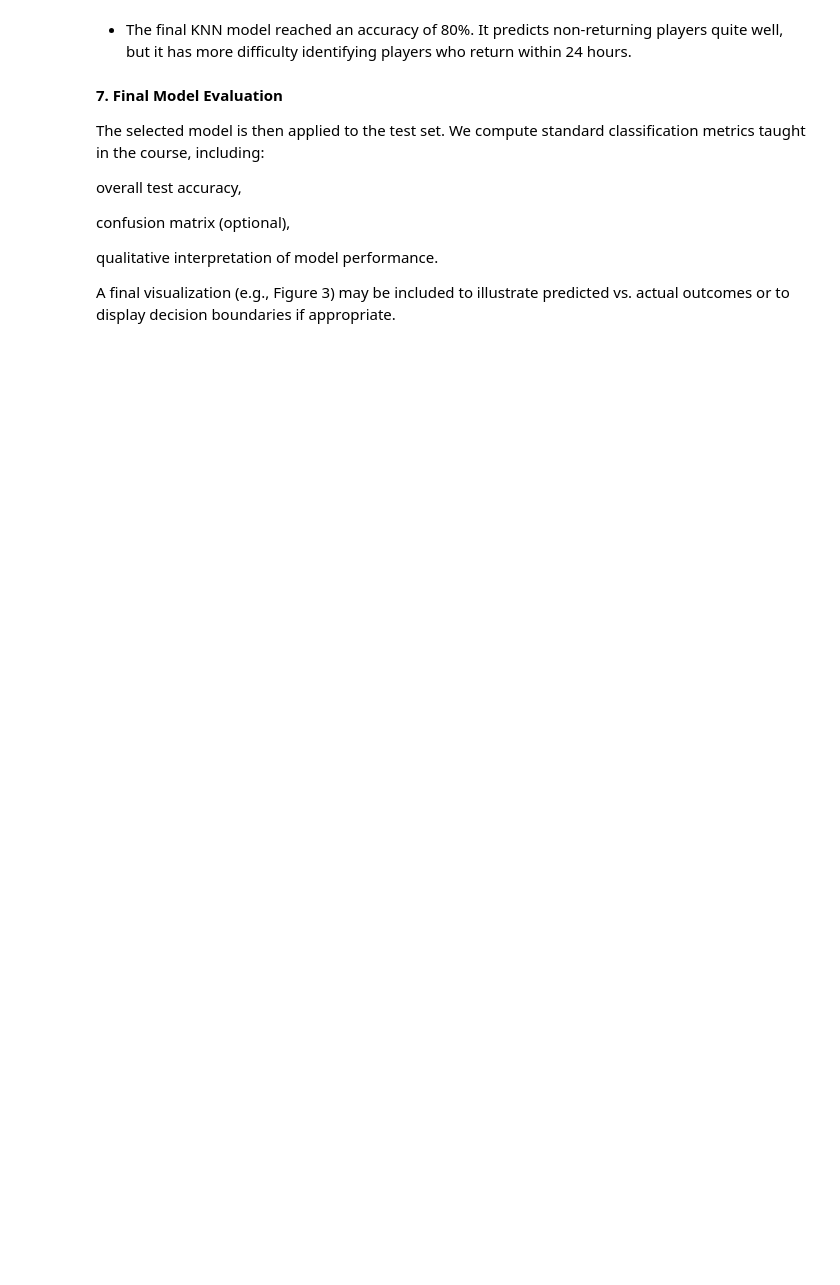
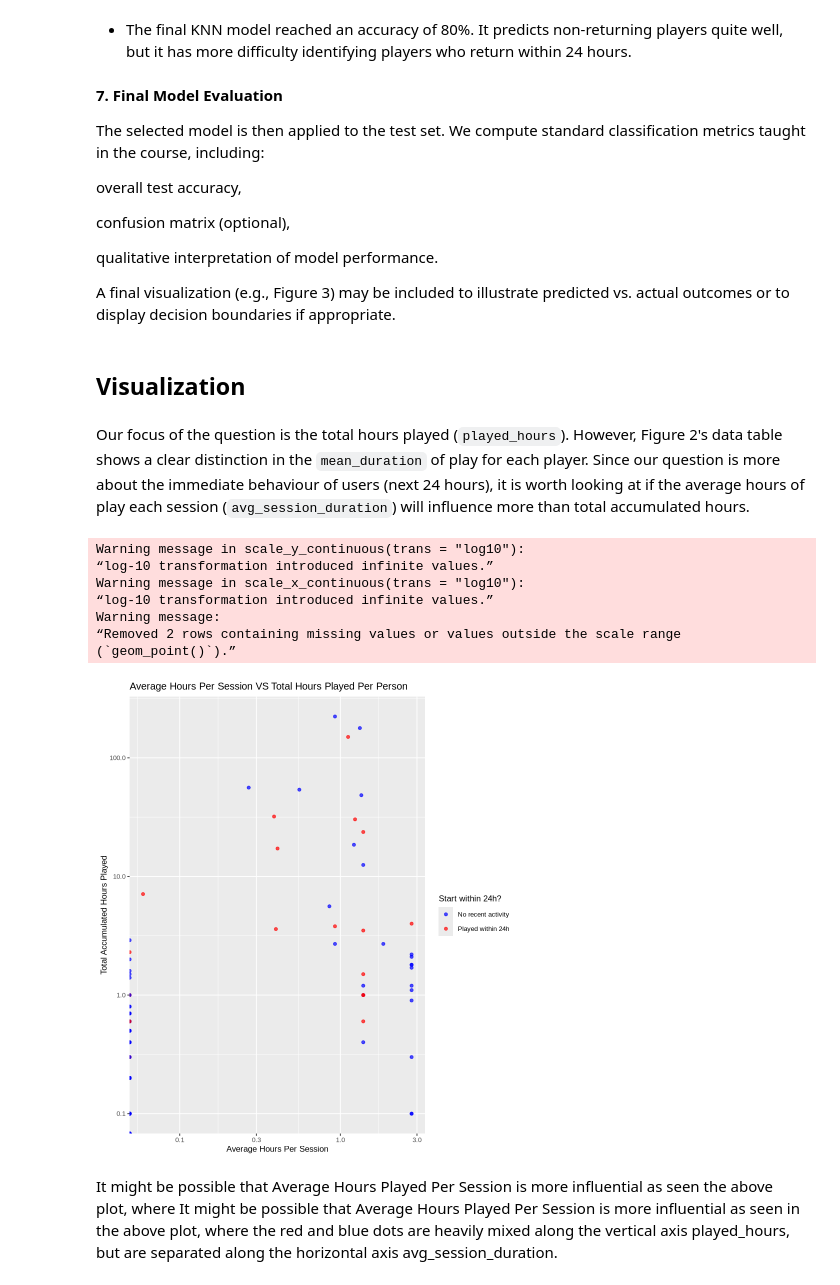
Before and after one commit to zzzlnn/dsci-100-group-project, a Jupyter notebook: DSCI100_Group_FinalProject.ipynb, the cells around one changed output. Cells and saved outputs as stored; diff of their text form; code cells hidden in the pictures; blank space fills up the shorter version.

Commit message:
Put visualization figure 3 and discussion in the original document

```diff
--- a/DSCI100_Group_FinalProject.ipynb
+++ b/DSCI100_Group_FinalProject.ipynb
@@ -372,3 +376,39 @@ confusion matrix (optional),
 qualitative interpretation of model performance.
 
 A final visualization (e.g., Figure 3) may be included to illustrate predicted vs. actual outcomes or to display decision boundaries if appropriate.
+# %% [markdown]
+## Visualization
+# %% [markdown]
+Our focus of the question is the total hours played (`played_hours`). However, Figure 2's data table shows a clear distinction in the `mean_duration` of play for each player. Since our question is more about the immediate behaviour of users (next 24 hours), it is worth looking at if the average hours of play each session (`avg_session_duration`) will influence more than total accumulated hours.
+# %%
+#Figure 3
+options(repr.plot.width = 7, repr.plot.height = 8)
+total_vs_average <- data_full |>
+    mutate(start_within_24h = factor(start_within_24h)) |>
+    ggplot(aes(x = avg_session_duration, y = played_hours, color = start_within_24h)) +
+    geom_point(alpha = 0.7) +
+    labs(x = "Average Hours Per Session",
+         y = "Total Accumulated Hours Played",
+         title = "Average Hours Per Session VS Total Hours Played Per Person",
+         color = "Started Another Game? 1 is Yes, 0 is no") +
+        scale_color_manual(
+            values = c("0" = "blue", "1" = "red"),
+            labels = c("0" = "No recent activity", "1" = "Played within 24h"),
+            name = "Start within 24h?") +
+        #xlim(0, 5) +
+        #ylim(0, 70) +
+        scale_y_continuous(trans = 'log10') + #scale the y to logarithmic
+        scale_x_continuous(trans = 'log10') + #scale the x to logarithmic
+        theme(text = element_text(size = 10))
+total_vs_average
+# %% [output]
+Warning message in scale_y_continuous(trans = "log10"):
+“log-10 transformation introduced infinite values.”
+Warning message in scale_x_continuous(trans = "log10"):
+“log-10 transformation introduced infinite values.”
+Warning message:
+“Removed 2 rows containing missing values or values outside the scale range
+(`geom_point()`).”
+[figure, added]
+# %% [markdown]
+It might be possible that Average Hours Played Per Session is more influential as seen the above plot, where It might be possible that Average Hours Played Per Session is more influential as seen in the above plot, where the red and blue dots are heavily mixed along the vertical axis played_hours, but are separated along the horizontal axis avg_session_duration.
```
Also changed, not shown: parts of 7 cells of this notebook.
